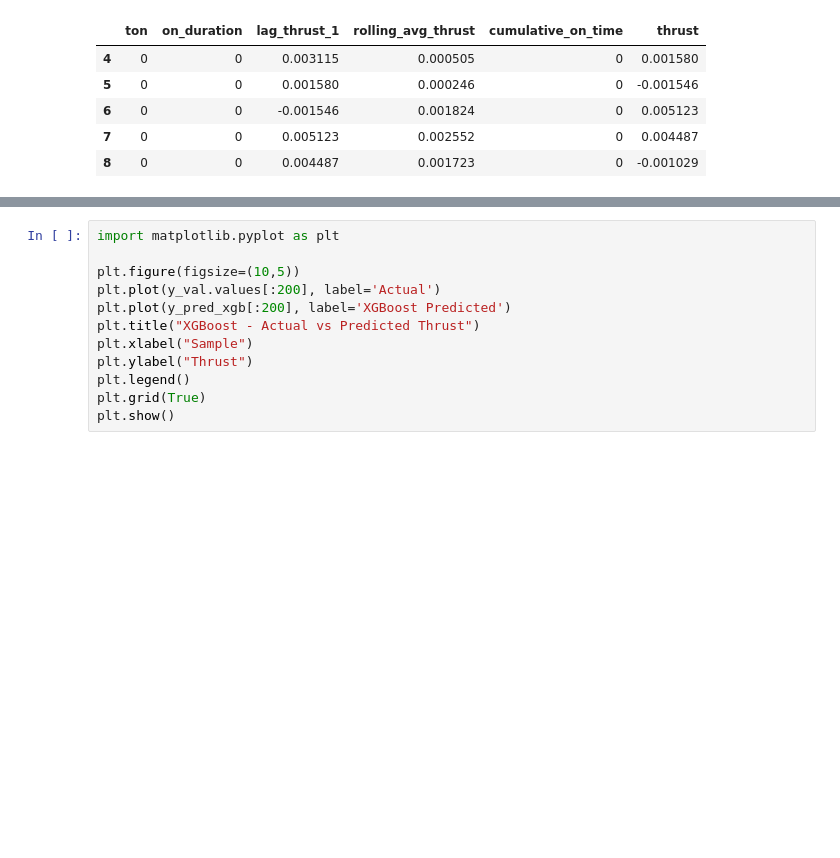
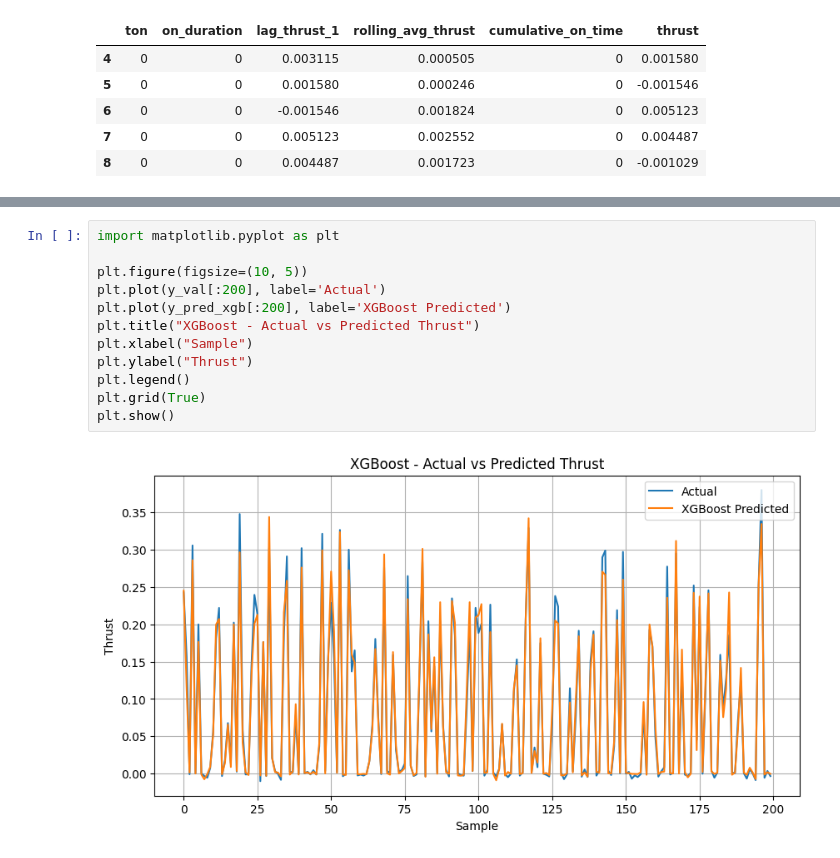
Before and after one commit to KingGester/spacecraft-thruster-prediction, a Jupyter notebook: notebooks/03_dynamic_features_model.ipynb, the cells around one changed output, grey strips where cells are left out. Cells and saved outputs as stored; diff of their text form; blank space fills up the shorter version.

```diff
--- a/notebooks/03_dynamic_features_model.ipynb
+++ b/notebooks/03_dynamic_features_model.ipynb
@@ -128,12 +176,14 @@ MemoryError: Unable to allocate 619. MiB for an array with shape (81179051, 1) a
 # %%
 import matplotlib.pyplot as plt
 
-plt.figure(figsize=(10,5))
-plt.plot(y_val.values[:200], label='Actual')
+plt.figure(figsize=(10, 5))
+plt.plot(y_val[:200], label='Actual')
 plt.plot(y_pred_xgb[:200], label='XGBoost Predicted')
 plt.title("XGBoost - Actual vs Predicted Thrust")
 plt.xlabel("Sample")
 plt.ylabel("Thrust")
 plt.legend()
 plt.grid(True)
 plt.show()
+# %% [output]
+[figure, added]
```
Also changed, not shown: parts of 4 cells of this notebook.
